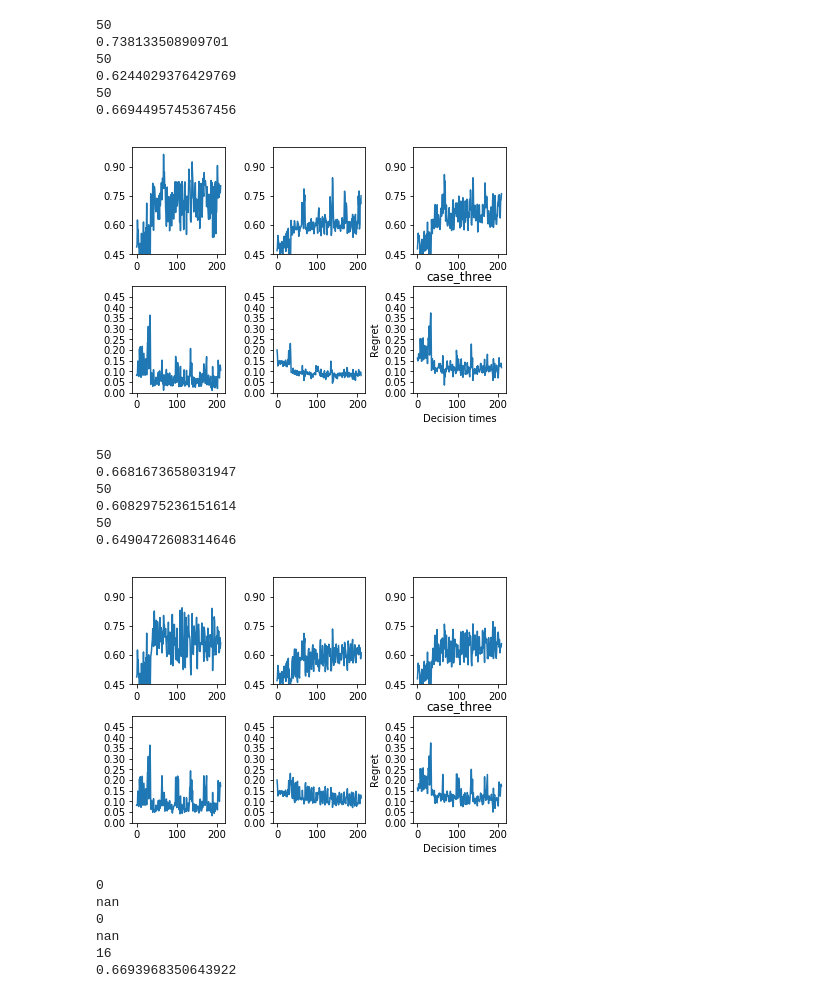
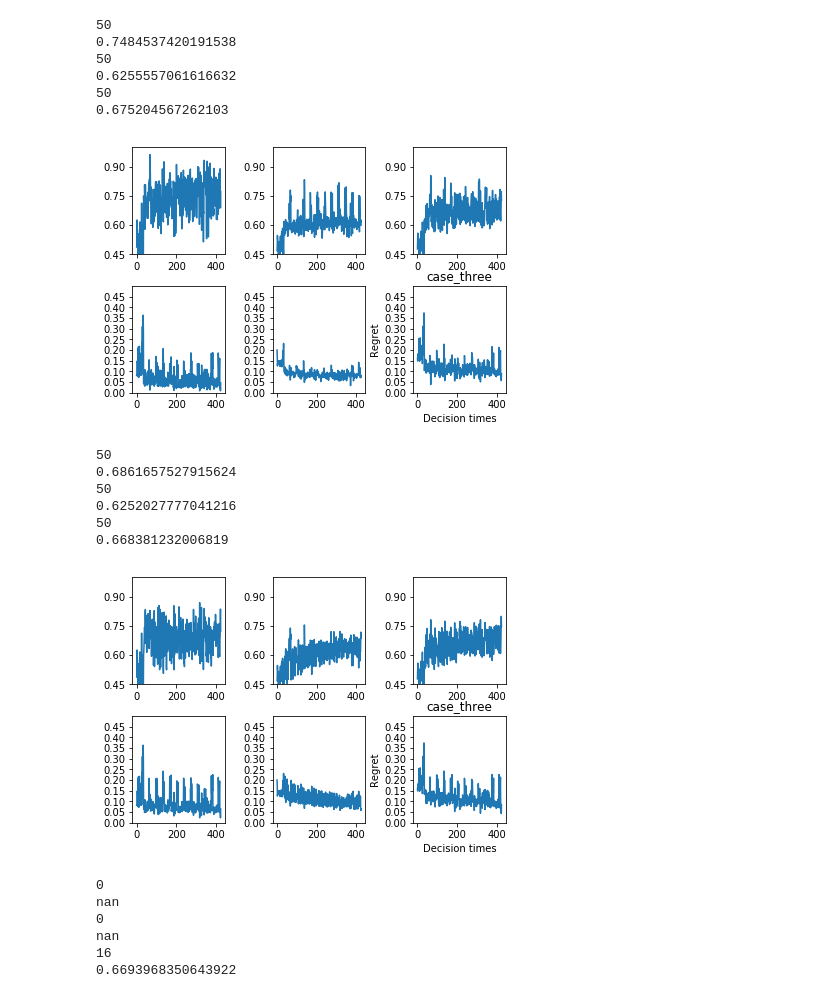
Before and after one commit to StatisticalReinforcementLearningLab/pooling_rl, a Jupyter notebook: evaluation/plot_all.ipynb, the cells around one changed output. Drawn from its saved outputs; the diff is of its cells as text; code cells hidden in the pictures.

```diff
--- a/evaluation/plot_all.ipynb
+++ b/evaluation/plot_all.ipynb
@@ -105,25 +105,25 @@ def plot_all(results_path,pop,update,phrase,ophrase):
 
         plot_and_save_dict(d,case,case,save=False,i=i,ax=ax)
 # %%
-plot_all('../../Downloads/pooling_results/batch/','32',7,'_dowpreloc_','coef')
+plot_all('../../Downloads/pooling_results/batch/','32',7,'_4_18dpl_long','coef')
 # %% [output]
 50
-0.738133508909701
+0.7484537420191538
 50
-0.6244029376429769
+0.6255557061616632
 50
-0.6694495745367456
+0.675204567262103
-[figure, old version]
+[figure, new version]
 # %%
-plot_all('../../Downloads/pooling_results/personalized/','32',7,'_dowpreloc_','coef')
+plot_all('../../Downloads/pooling_results/personalized/','32',7,'_4_18dpl_long','coef')
 # %% [output]
 50
-0.6681673658031947
+0.6861657527915624
 50
-0.6082975236151614
+0.6252027777041216
 50
-0.6490472608314646
+0.668381232006819
-[figure, old version]
+[figure, new version]
 # %%
 #between dowpreloc and tpl, these both seem relatively promising
 #- test dowpreloc with more time
```
Also changed, not shown: 2 other files.
